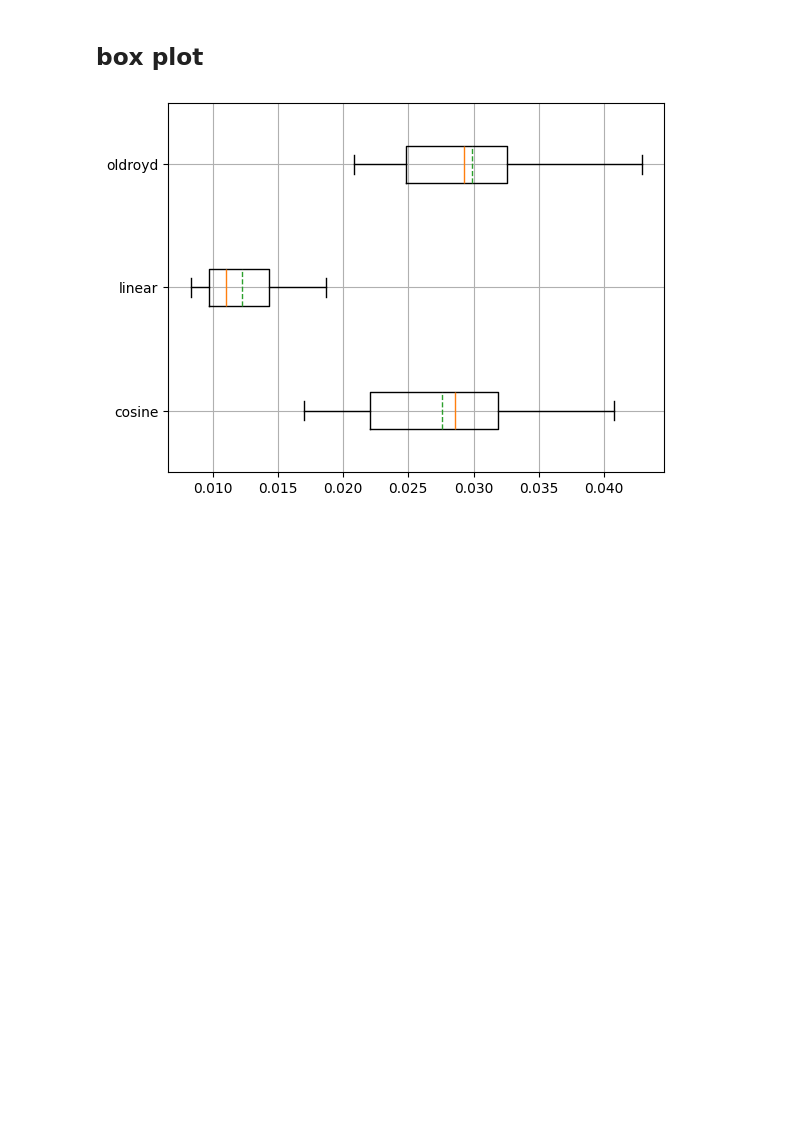
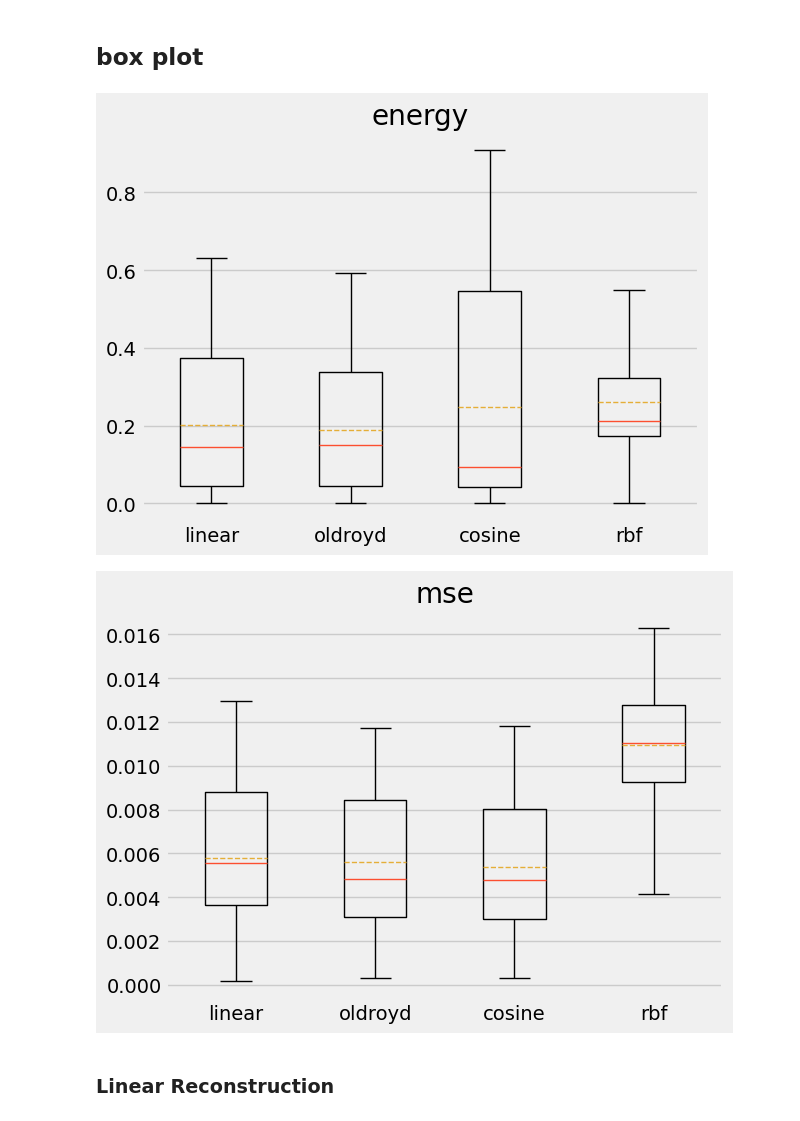
Before and after one commit to fabioamaral08/reduction-methods, a Jupyter notebook: test_scripts/Results_Kernel.ipynb, the cells around one changed output. Cells and saved outputs as stored; diff of their text form; code cells hidden in the pictures; blank space fills up the shorter version.

```diff
--- a/test_scripts/Results_Kernel.ipynb
+++ b/test_scripts/Results_Kernel.ipynb
@@ -208,6 +146,42 @@ for k in kernels_filtered:
-# %%
-_ = plt.boxplot(energy_total, labels=kernels_filtered, showmeans =True, meanline=True,vert=False, whis = (0,100))
-# plt.legend()
-plt.grid()
-# %% [output]
-[figure, removed]
+# %%
+def boxplot_kpca(ds:str, norm = False, metric = 'mse', vert = True, kernels_filtered = kernels):
+
+    fname = f'Results/Results_Kernel_4RollOSC_Latent_20_energy_False_{kernels_filtered[0]}_{ds}'
+    if norm:
+        fname += '_Norm-in'
+    fname +='.npz'
+
+    data = np.load(fname, allow_pickle='True')
+    total = np.zeros((data[metric].shape[0], len(kernels_filtered)))
+    for i,k in enumerate(kernels_filtered):
+        # if k == 'poly':
+        #     continue
+        fname = f'Results/Results_Kernel_4RollOSC_Latent_20_energy_False_{k}_{ds}'
+        if norm:
+            fname += '_Norm-in'
+        fname +='.npz'
+
+        data = np.load(fname, allow_pickle='True')
+
+        total[:, i] = data[metric]
+
+    plt.figure()
+    _ = plt.boxplot(total, labels=kernels_filtered, showmeans =True, meanline=True,vert=vert, showfliers=False)
+    # _ = plt.boxplot(total, labels=kernels, showmeans =True, meanline=True,vert=vert, whis = (0,100))
+    plt.title(f'{metric}')
+    plt.grid(axis='x')
+# %%
+kernels_filtered = [
+    'linear',
+    'oldroyd',
+    'cosine',
+    'rbf'
+]
+
+boxplot_kpca('test', norm=False, metric ='energy', kernels_filtered=kernels_filtered)
+boxplot_kpca('test', norm=False, metric ='mse', kernels_filtered=kernels_filtered)
+# %% [output]
+[figure, added]
+[figure, added]
+# %% [markdown]
+### Linear Reconstruction
```
Also changed, not shown: parts of 13 cells of this notebook.
